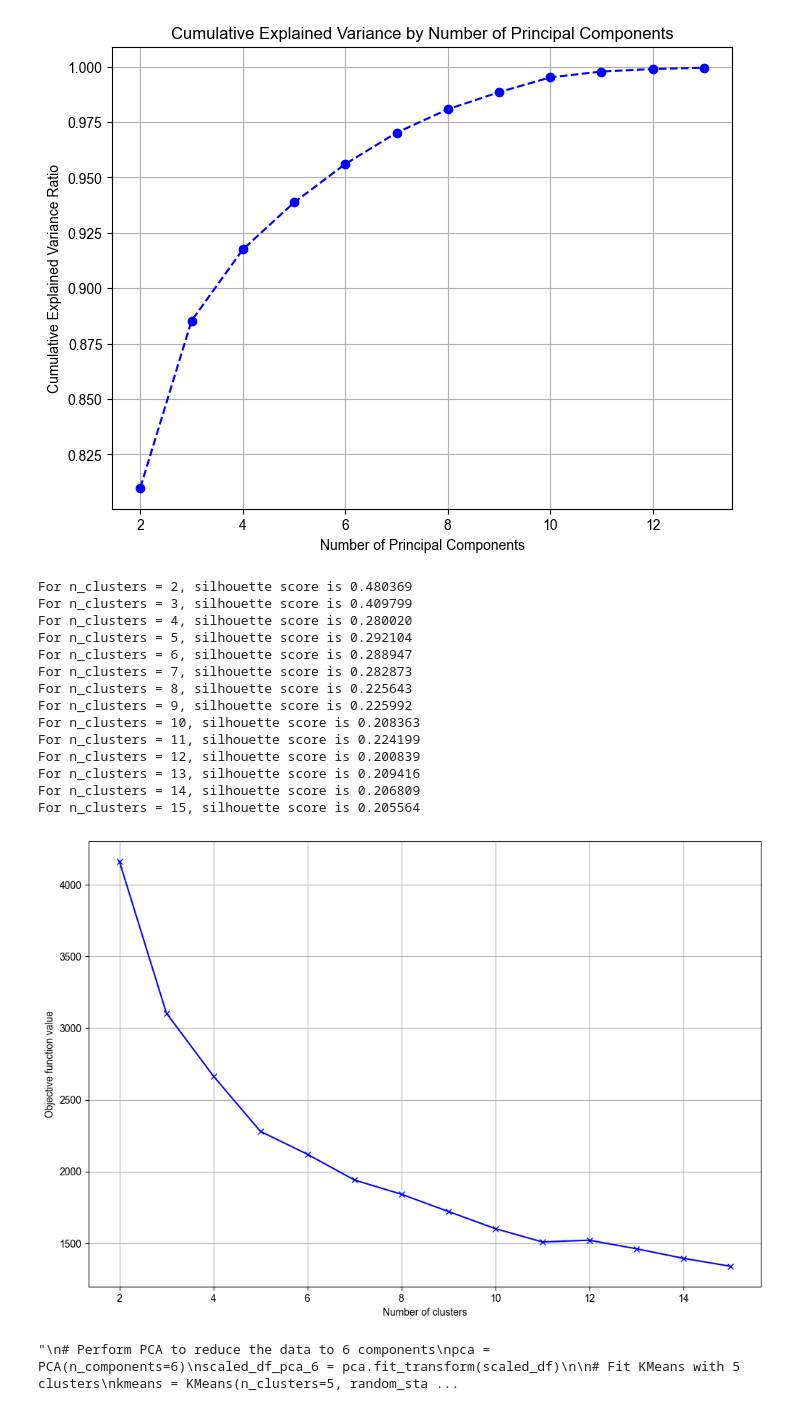
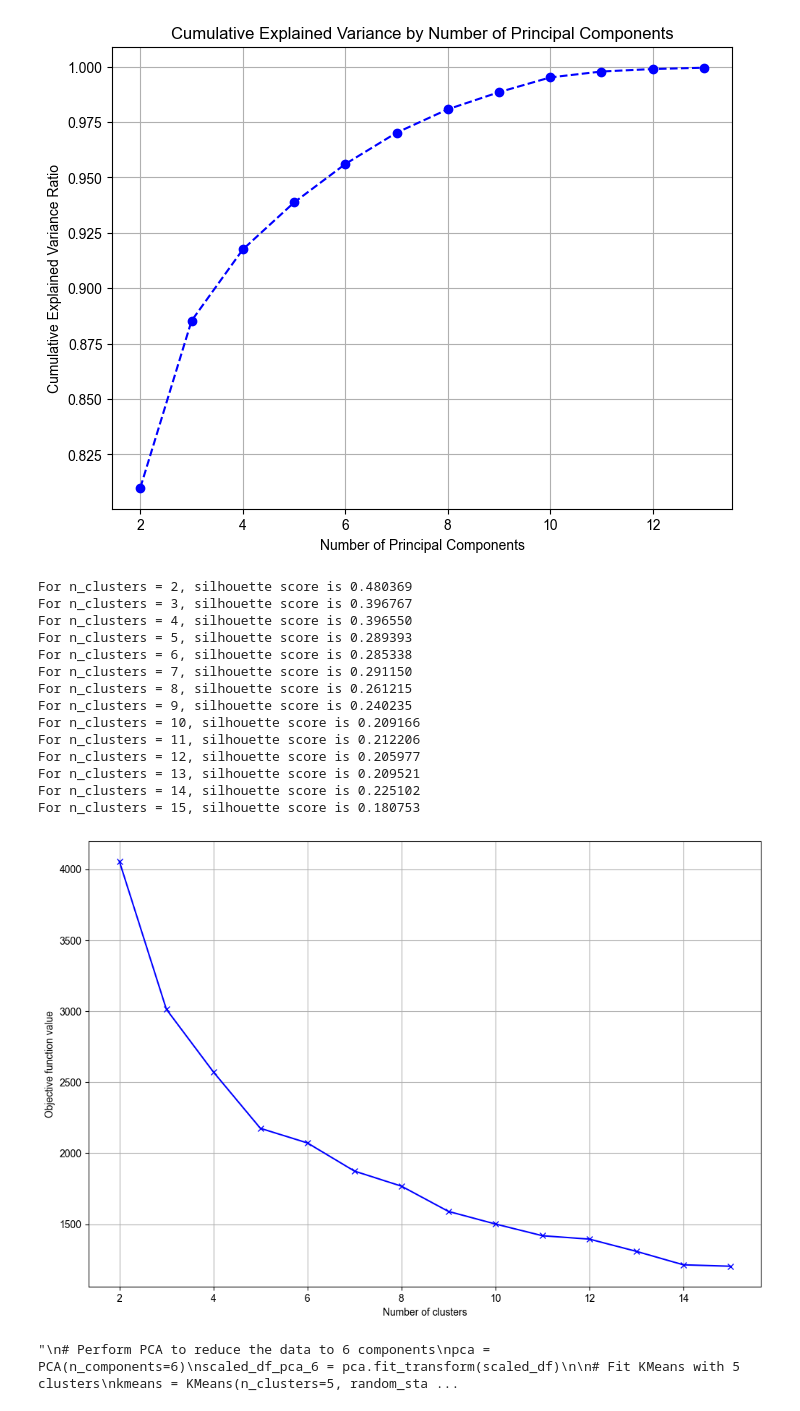
Before and after one commit to nazstephen/NBA-Archetypes, a Jupyter notebook: Eli's portion.ipynb, the cells around one changed output. Drawn from its saved outputs; the diff is of its cells as text; code cells hidden in the pictures.

```diff
--- a/Eli's portion.ipynb
+++ b/Eli's portion.ipynb
@@ -424,49 +424,49 @@ For n_components = 13, explained variance ratio is 0.9995561153312149
 [figure]
 # %%
 # Perform PCA to reduce data to 6 components
-pca_6 = PCA(n_components=7)
+pca_6 = PCA(n_components=6)
 reduced_data = pca_6.fit_transform(scaled_df)
 
 # Initialize a list to store silhouette scores
 silhouette_scores = []
 distortion = []
 
 # Range for the number of clusters
 K = range(2, 16)  # Start from 2 because silhouette score is undefined for 1 cluster
 
 # Calculate silhouette score for each value of K
 for k in K:
     model = KMeans(n_clusters=k, random_state=12345)
     model.fit(reduced_data)
     score = silhouette_score(scaled_df, model.labels_)
     silhouette_scores.append(score)
     distortion.append(model.inertia_)
 
     # Output the silhouette score for each k
     print(f"For n_clusters = {k}, silhouette score is {score:.6f}")
 
 plt.figure(figsize=(12, 8))
 plt.plot(K, distortion, 'bx-')
 plt.xlabel('Number of clusters')
 plt.ylabel('Objective function value')
 plt.grid(True)
 plt.show()
 # %% [output]
 For n_clusters = 2, silhouette score is 0.480369
-For n_clusters = 3, silhouette score is 0.409799
-For n_clusters = 4, silhouette score is 0.280020
-For n_clusters = 5, silhouette score is 0.292104
-For n_clusters = 6, silhouette score is 0.288947
-For n_clusters = 7, silhouette score is 0.282873
-For n_clusters = 8, silhouette score is 0.225643
-For n_clusters = 9, silhouette score is 0.225992
-For n_clusters = 10, silhouette score is 0.208363
-For n_clusters = 11, silhouette score is 0.224199
-For n_clusters = 12, silhouette score is 0.200839
-For n_clusters = 13, silhouette score is 0.209416
-For n_clusters = 14, silhouette score is 0.206809
-For n_clusters = 15, silhouette score is 0.205564
+For n_clusters = 3, silhouette score is 0.396767
+For n_clusters = 4, silhouette score is 0.396550
+For n_clusters = 5, silhouette score is 0.289393
+For n_clusters = 6, silhouette score is 0.285338
+For n_clusters = 7, silhouette score is 0.291150
+For n_clusters = 8, silhouette score is 0.261215
+For n_clusters = 9, silhouette score is 0.240235
+For n_clusters = 10, silhouette score is 0.209166
+For n_clusters = 11, silhouette score is 0.212206
+For n_clusters = 12, silhouette score is 0.205977
+For n_clusters = 13, silhouette score is 0.209521
+For n_clusters = 14, silhouette score is 0.225102
+For n_clusters = 15, silhouette score is 0.180753
-[figure, old version]
+[figure, new version]
 # %%
 '''
 # Perform PCA to reduce the data to 6 components
```
Also changed, not shown: parts of 7 cells of this notebook.
